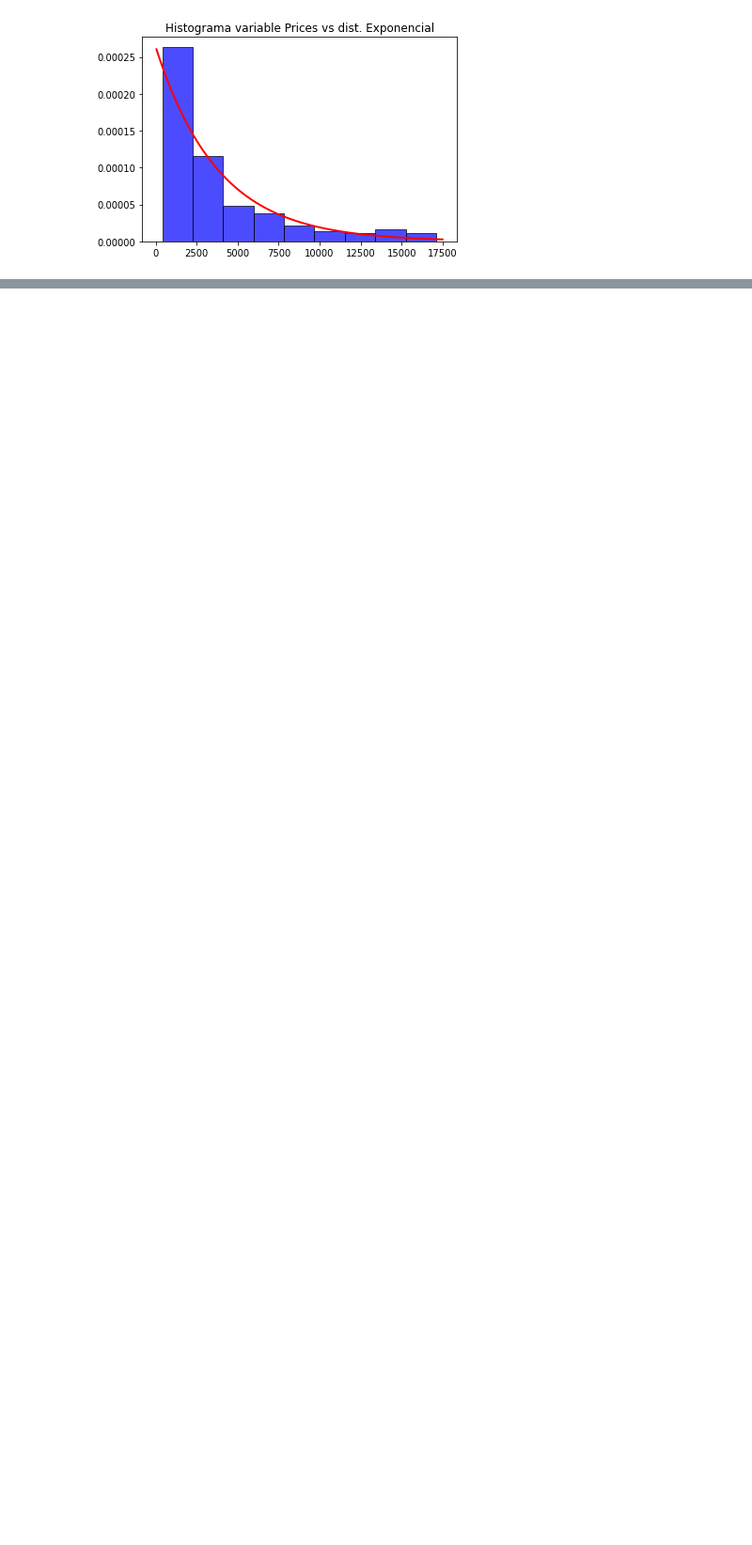
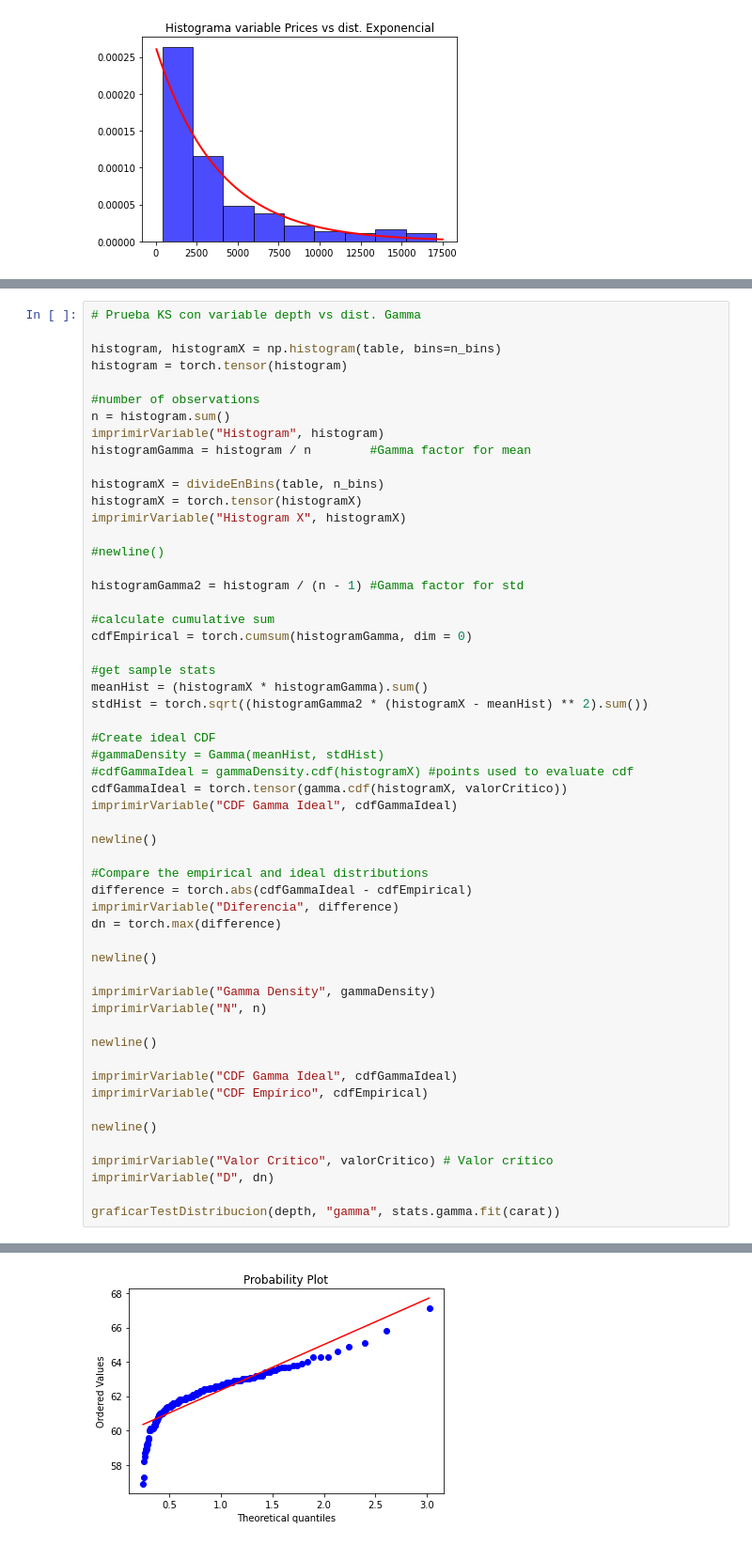
Before and after one commit to araygada/Estadistica_Ciencia_Datos_Tarea02, a Jupyter notebook: Tarea2_EstadisticaParaCienciaDeLosDatos.ipynb, the cells around one changed output, grey strips where cells are left out. Shown at 94% size. Drawn from its saved outputs; the diff is of its cells as text; blank space fills up the shorter version.

```diff
--- a/Tarea2_EstadisticaParaCienciaDeLosDatos.ipynb
+++ b/Tarea2_EstadisticaParaCienciaDeLosDatos.ipynb
@@ -328,0 +515,56 @@ El valor $D$ obtenido es probado con una confianza de $1-\alpha = 0.95$, que cor
+# %%
+# Prueba KS con variable depth vs dist. Gamma
+
+histogram, histogramX = np.histogram(table, bins=n_bins)
+histogram = torch.tensor(histogram)
+
+#number of observations
+n = histogram.sum()
+imprimirVariable("Histogram", histogram)
+histogramGamma = histogram / n        #Gamma factor for mean
+
+histogramX = divideEnBins(table, n_bins)
+histogramX = torch.tensor(histogramX)
+imprimirVariable("Histogram X", histogramX)
+
+#newline()
+
+histogramGamma2 = histogram / (n - 1) #Gamma factor for std
+
+#calculate cumulative sum
+cdfEmpirical = torch.cumsum(histogramGamma, dim = 0)
+
+#get sample stats
+meanHist = (histogramX * histogramGamma).sum()
+stdHist = torch.sqrt((histogramGamma2 * (histogramX - meanHist) ** 2).sum())
+
+#Create ideal CDF
+#gammaDensity = Gamma(meanHist, stdHist)
+#cdfGammaIdeal = gammaDensity.cdf(histogramX) #points used to evaluate cdf
+cdfGammaIdeal = torch.tensor(gamma.cdf(histogramX, valorCritico))
+imprimirVariable("CDF Gamma Ideal", cdfGammaIdeal)
+
+newline()
+
+#Compare the empirical and ideal distributions
+difference = torch.abs(cdfGammaIdeal - cdfEmpirical)
+imprimirVariable("Diferencia", difference)
+dn = torch.max(difference)
+
+newline()
+
+imprimirVariable("Gamma Density", gammaDensity)
+imprimirVariable("N", n)
+
+newline()
+
+imprimirVariable("CDF Gamma Ideal", cdfGammaIdeal)
+imprimirVariable("CDF Empírico", cdfEmpirical)
+
+newline()
+
+imprimirVariable("Valor Crítico", valorCritico) # Valor crítico
+imprimirVariable("D", dn)
+
+graficarTestDistribucion(depth, "gamma", stats.gamma.fit(carat))
+# %% [output]
@@ -328,0 +591 @@ El valor $D$ obtenido es probado con una confianza de $1-\alpha = 0.95$, que cor
+[figure, added]
```
Also changed, not shown: parts of 28 cells of this notebook.
